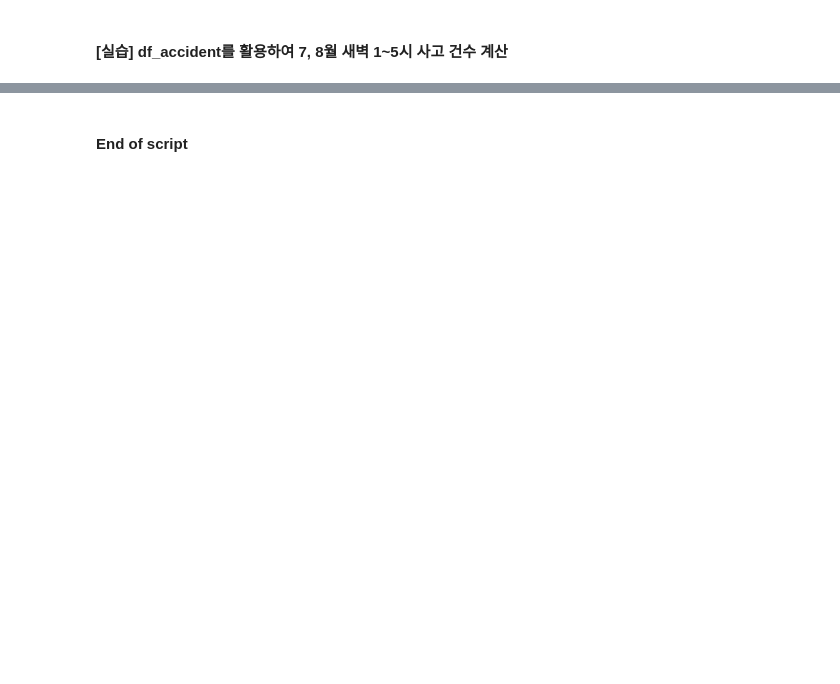
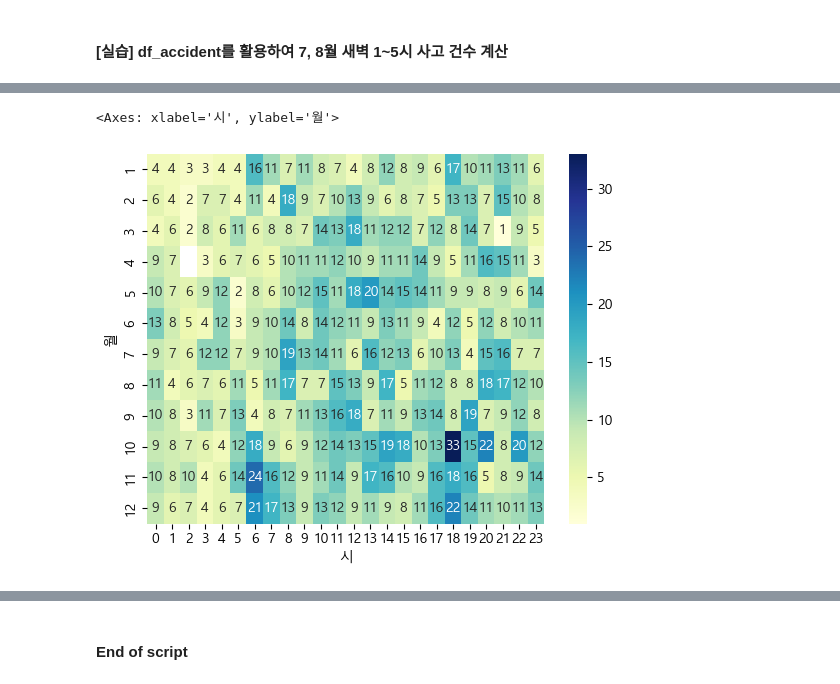
Before and after one commit to jonhpark7966/fastcampus_python_data_analysis, a Jupyter notebook: 20231212_remote/05_데이터 처리 심화.ipynb, the cells around one changed output, grey strips where cells are left out. Saved outputs shown, nothing was run; the diff lists cells and outputs as text; code cells hidden in the pictures; blank space fills up the shorter version.

```diff
--- a/20231212_remote/05_데이터 처리 심화.ipynb
+++ b/20231212_remote/05_데이터 처리 심화.ipynb
@@ -1177,0 +1443,6 @@ df_accident
+# %%
+pt = df_accident.pivot_table(values='사망자수', index='월', columns='시', aggfunc='sum')
+sns.heatmap(pt, cmap='YlGnBu', annot=True)
+# %% [output]
+<Axes: xlabel='시', ylabel='월'>
+[figure, added]
```
Also changed, not shown: parts of 29 cells of this notebook, 1 other file.
